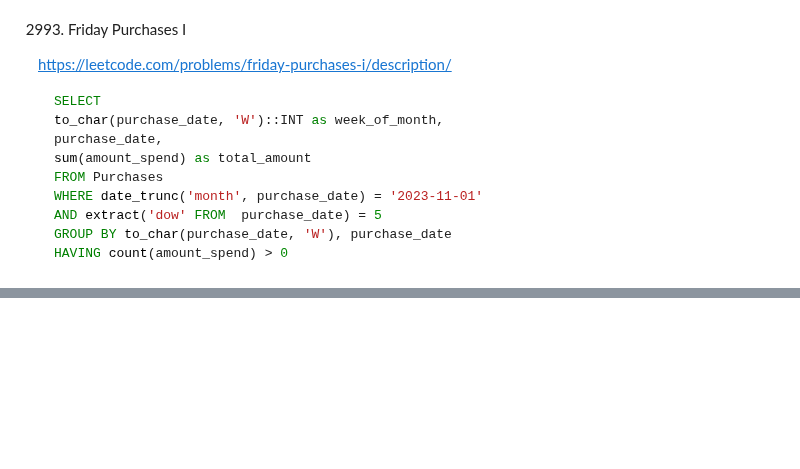
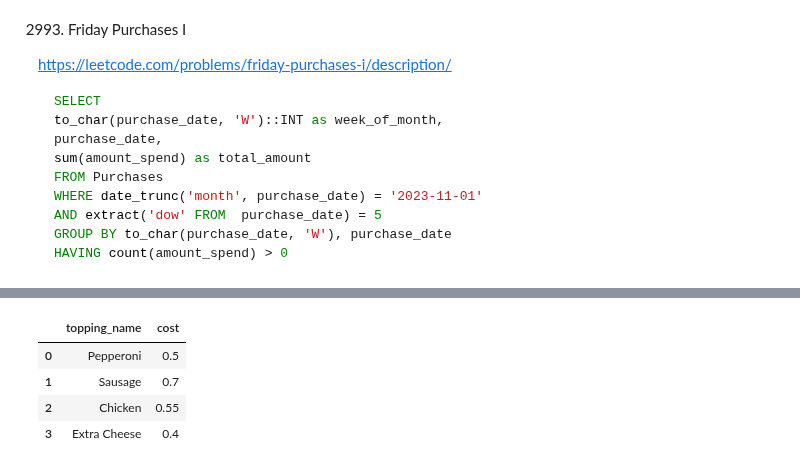
Before and after one commit to aleks-haksly/leetcode, a Jupyter notebook: pandas_postgres/pandas_postgres_medium.ipynb, the cells around one changed output, grey strips where cells are left out. Cells and saved outputs as stored; diff of their text form; code cells hidden in the pictures; blank space fills up the shorter version.

```diff
--- a/pandas_postgres/pandas_postgres_medium.ipynb
+++ b/pandas_postgres/pandas_postgres_medium.ipynb
@@ -3003,0 +3020,11 @@ def friday_purchases(purchases: pd.DataFrame) -> pd.DataFrame:
+# %%
+data = [['Pepperoni', 0.5], ['Sausage', 0.7], ['Chicken', 0.55], ['Extra Cheese', 0.4]]
+toppings = pd.DataFrame(data, columns=['topping_name', 'cost']).astype({'topping_name':'object', 'cost':'Float64'})
+# %%
+toppings
+# %% [output]
+|  | topping_name | cost |
+| 0 | Pepperoni | 0.5 |
+| 1 | Sausage | 0.7 |
+| 2 | Chicken | 0.55 |
+| 3 | Extra Cheese | 0.4 |
```
Also changed, not shown: parts of 3 cells of this notebook.
